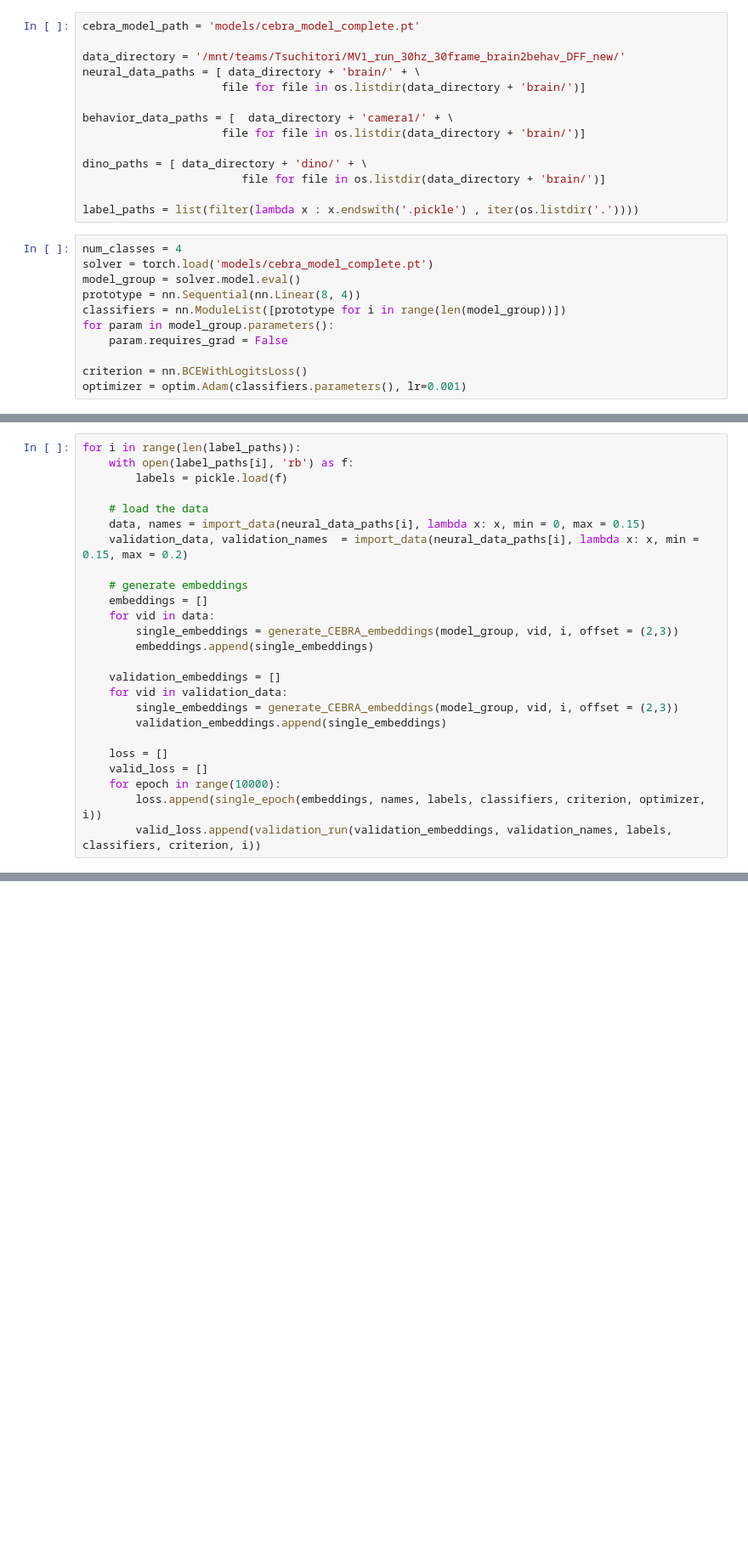
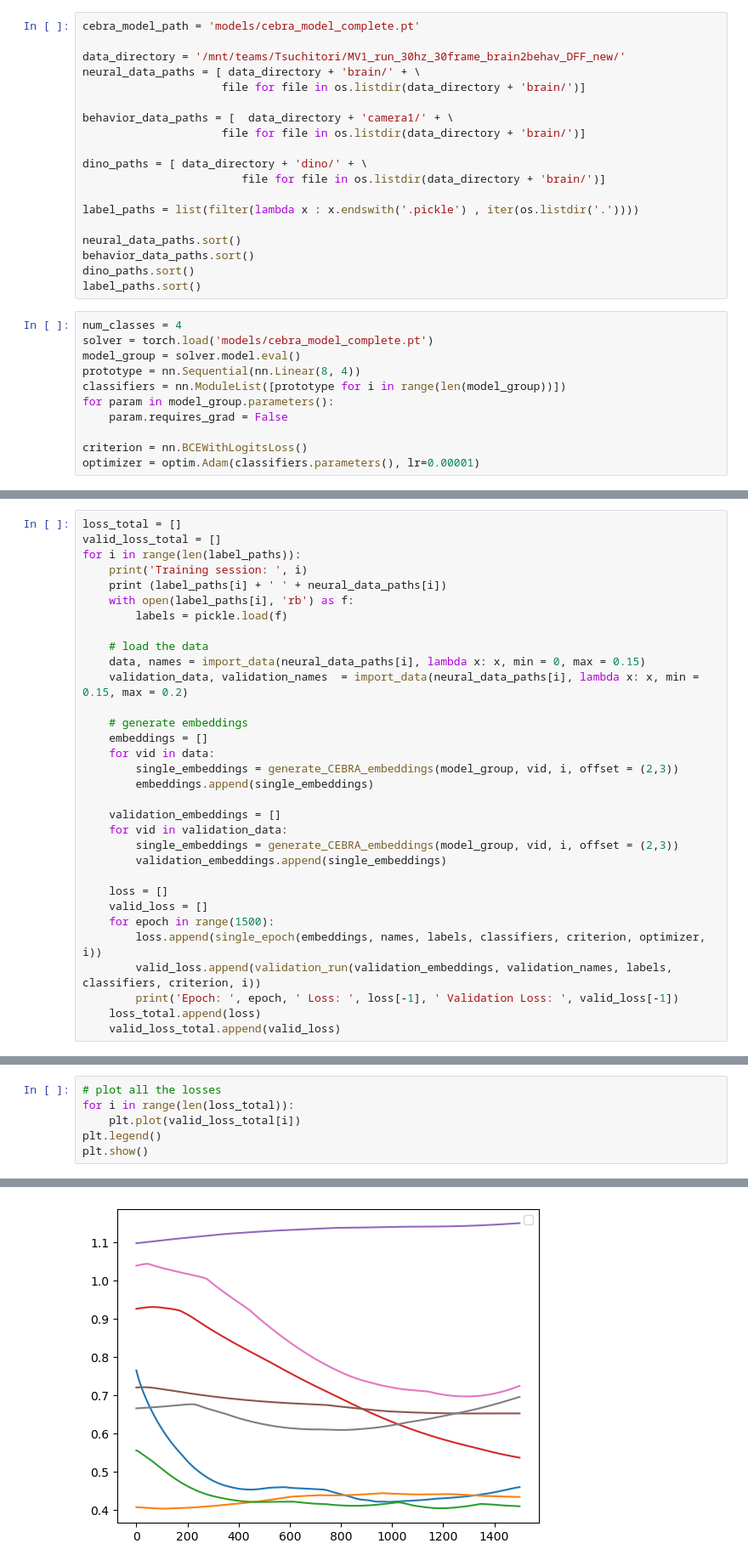
Before and after one commit to Tsuchijo/CEBRA-training, a Jupyter notebook: train_classifier.ipynb, the cells around one changed output, grey strips where cells are left out. Shown at 85% size. Cells and saved outputs as stored; diff of their text form; blank space fills up the shorter version.

```diff
--- a/train_classifier.ipynb
+++ b/train_classifier.ipynb
@@ -29,6 +29,11 @@ dino_paths = [ data_directory + 'dino/' + \
                         file for file in os.listdir(data_directory + 'brain/')]
 
 label_paths = list(filter(lambda x : x.endswith('.pickle') , iter(os.listdir('.'))))
+
+neural_data_paths.sort()
+behavior_data_paths.sort()
+dino_paths.sort()
+label_paths.sort()
 # %%
 num_classes = 4
 solver = torch.load('models/cebra_model_complete.pt')
@@ -39,7 +44,7 @@ for param in model_group.parameters():
     param.requires_grad = False
 
 criterion = nn.BCEWithLogitsLoss()
-optimizer = optim.Adam(classifiers.parameters(), lr=0.001)
+optimizer = optim.Adam(classifiers.parameters(), lr=0.00001)
 # %%
 def single_epoch(data, names, labels, model_group, criterion, optimizer, session):
     # train the linear classifier on the labelled data
@@ -83,7 +88,11 @@ def validation_run(data, names, labels, model_group, criterion, session):
 
     return (running_loss / num_iter)
 # %%
+loss_total = []
+valid_loss_total = []
 for i in range(len(label_paths)):
+    print('Training session: ', i)
+    print (label_paths[i] + ' ' + neural_data_paths[i])
     with open(label_paths[i], 'rb') as f:
         labels = pickle.load(f)
 
@@ -104,6 +113,9 @@ for i in range(len(label_paths)):
 
     loss = []
     valid_loss = []
-    for epoch in range(10000):
+    for epoch in range(1500):
         loss.append(single_epoch(embeddings, names, labels, classifiers, criterion, optimizer, i))
         valid_loss.append(validation_run(validation_embeddings, validation_names, labels, classifiers, criterion, i))
+        print('Epoch: ', epoch, ' Loss: ', loss[-1], ' Validation Loss: ', valid_loss[-1])
+    loss_total.append(loss)
+    valid_loss_total.append(valid_loss)
@@ -109,0 +145,7 @@ for i in range(len(label_paths)):
+# %%
+# plot all the losses
+for i in range(len(loss_total)):
+    plt.plot(valid_loss_total[i])
+plt.legend()
+plt.show()
+# %% [output]
@@ -109,0 +153 @@ for i in range(len(label_paths)):
+[figure, added]
```
Also changed, not shown: parts of 11 cells of this notebook, 2 other files.
